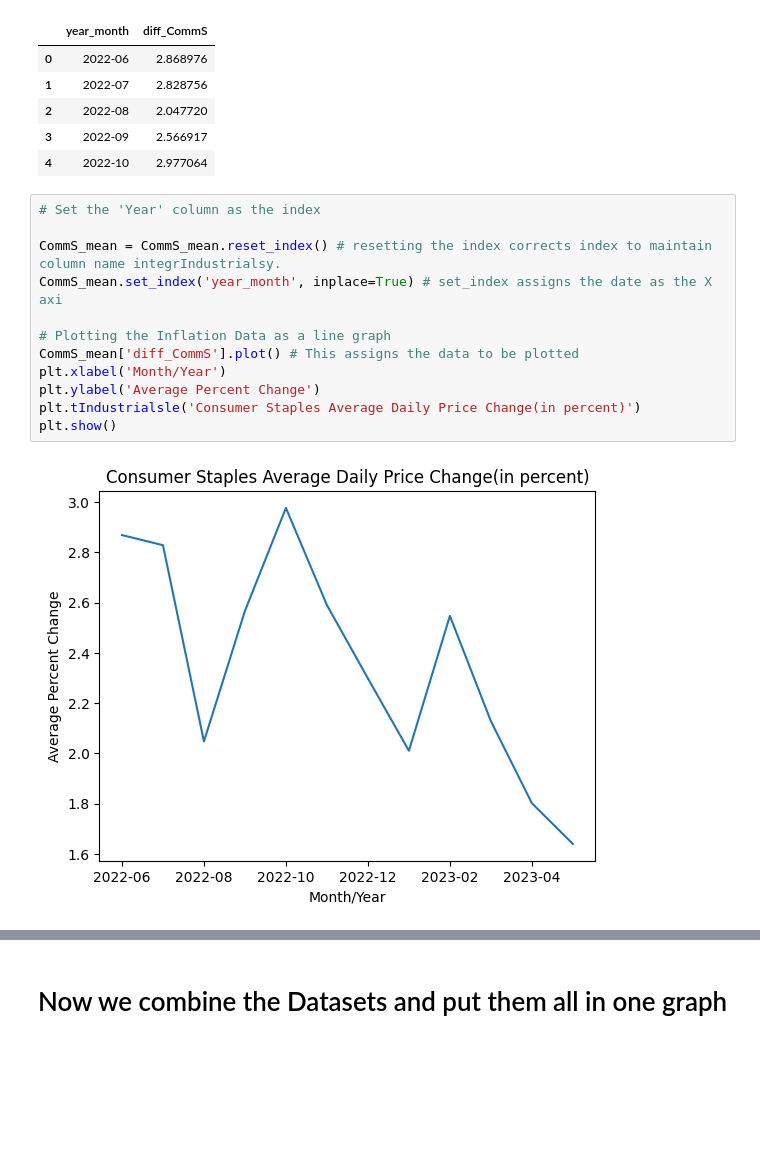
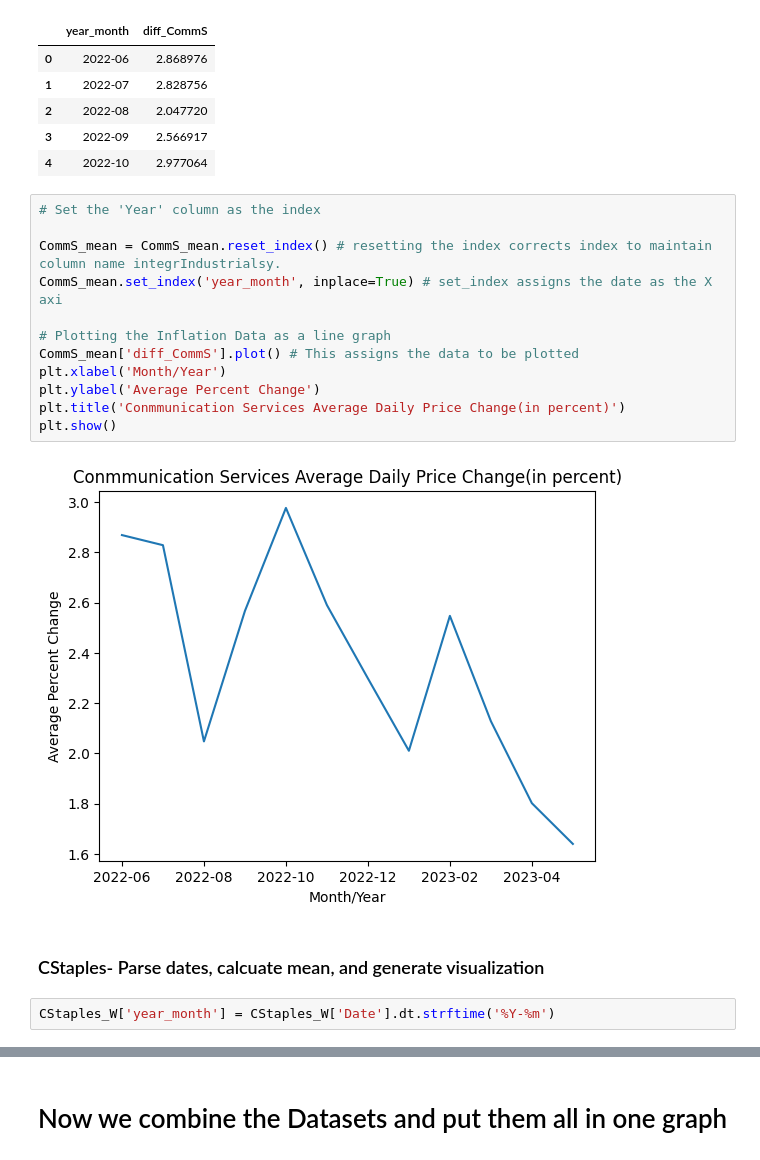
Before and after one commit to ChrisVerg/SmartInvest, a Jupyter notebook: Notebooks/SP500SynthesisGuide_JC.ipynb, the cells around one changed output, grey strips where cells are left out. Drawn from its saved outputs; the diff is of its cells as text; blank space fills up the shorter version.

```diff
--- a/Notebooks/SP500SynthesisGuide_JC.ipynb
+++ b/Notebooks/SP500SynthesisGuide_JC.ipynb
@@ -345,14 +349,18 @@ CommS_mean.head()
 # %%
 # Set the 'Year' column as the index
 
 CommS_mean = CommS_mean.reset_index() # resetting the index corrects index to maintain column name integrIndustrialsy.
 CommS_mean.set_index('year_month', inplace=True) # set_index assigns the date as the X axi
 
 # Plotting the Inflation Data as a line graph
 CommS_mean['diff_CommS'].plot() # This assigns the data to be plotted
 plt.xlabel('Month/Year')
 plt.ylabel('Average Percent Change')
-plt.tIndustrialsle('Consumer Staples Average Daily Price Change(in percent)')
+plt.title('Conmmunication Services Average Daily Price Change(in percent)')
 plt.show()
 # %% [output]
-[figure, old version]
+[figure, new version]
+# %% [markdown]
+### CStaples- Parse dates, calcuate mean, and generate visualization
+# %%
+CStaples_W['year_month'] = CStaples_W['Date'].dt.strftime('%Y-%m')
```
Also changed, not shown: parts of 29 cells of this notebook, 4 other files.
